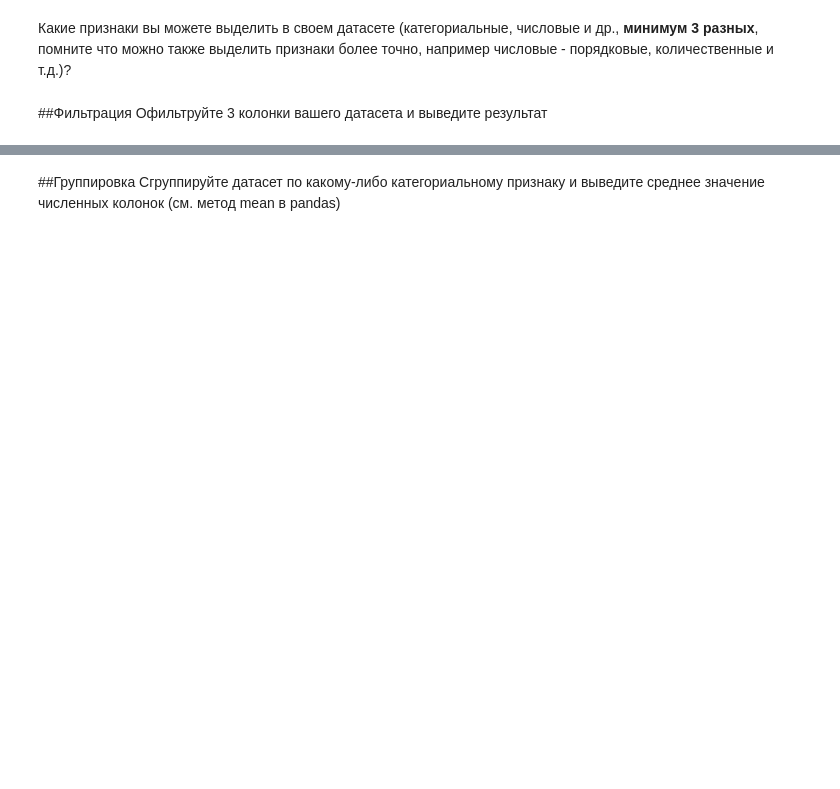
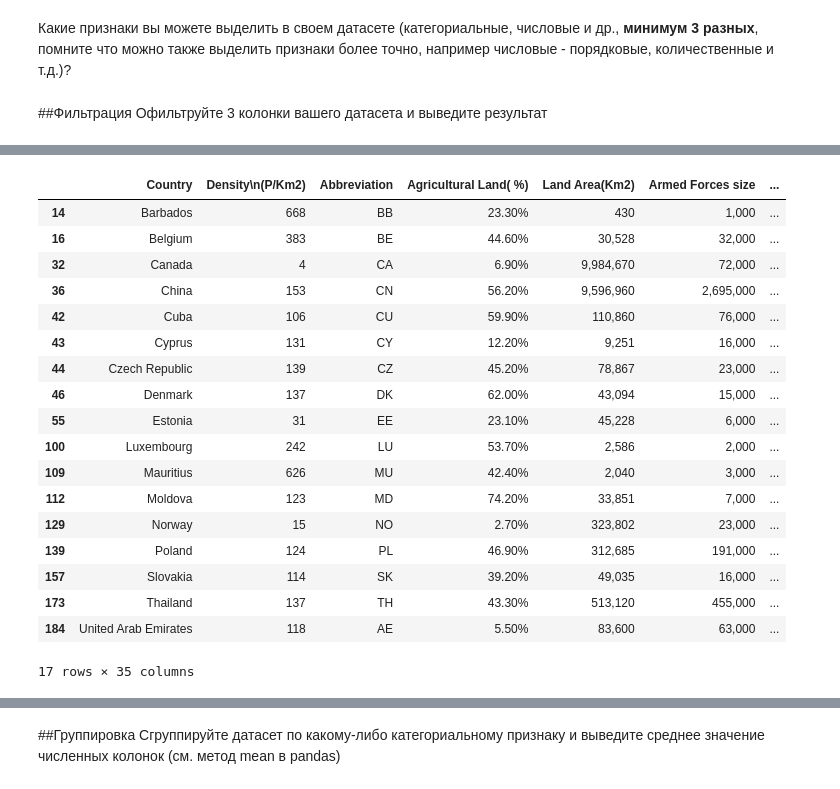
Before and after one commit to Forrward/LABbl, a Jupyter notebook: lab1/Задание_1.ipynb, the cells around one changed output, grey strips where cells are left out. Saved outputs shown, nothing was run; the diff lists cells and outputs as text; code cells hidden in the pictures; blank space fills up the shorter version.

```diff
--- a/lab1/Задание_1.ipynb
+++ b/lab1/Задание_1.ipynb
@@ -140,0 +146,13 @@ IntCastingNaNError: ignored
+# %%
+df['Birth Rate'] = df['Birth Rate'].astype('float64')
+df['Calling Code'] = df['Calling Code'].astype('float64')
+df['Fertility Rate'] = df['Fertility Rate'].astype('float64')
+df['Infant mortality'] = df['Infant mortality'].astype('float64')
+df['Life expectancy'] = df['Life expectancy'].astype('float64')
+df['Maternal mortality ratio'] = df['Maternal mortality ratio'].astype('float64')
+df['Physicians per thousand'] = df['Physicians per thousand'].astype('float64')
+df['Latitude'] = df['Latitude'].astype('float64')
+df['Longitude'] = df['Longitude'].astype('float64')
+df.info()
+#Вывести типы колонок тут
+df.dtypes
@@ -169,2 +219,25 @@ df[df['Calling Code']<200]
+# %%
+#Фильтр колонки 2
+df[(df['Birth Rate'] > 10) & (df['Birth Rate'] < 11)]
+# %% [output]
+|  | Country | Density\n(P/Km2) | Abbreviation | Agricultural Land( %) | Land Area(Km2) | Armed Forces size | ... |
+| 14 | Barbados | 668 | BB | 23.30% | 430 | 1,000 | ... |
+| 16 | Belgium | 383 | BE | 44.60% | 30,528 | 32,000 | ... |
+| 32 | Canada | 4 | CA | 6.90% | 9,984,670 | 72,000 | ... |
+| 36 | China | 153 | CN | 56.20% | 9,596,960 | 2,695,000 | ... |
+| 42 | Cuba | 106 | CU | 59.90% | 110,860 | 76,000 | ... |
+| 43 | Cyprus | 131 | CY | 12.20% | 9,251 | 16,000 | ... |
+| 44 | Czech Republic | 139 | CZ | 45.20% | 78,867 | 23,000 | ... |
+| 46 | Denmark | 137 | DK | 62.00% | 43,094 | 15,000 | ... |
+| 55 | Estonia | 31 | EE | 23.10% | 45,228 | 6,000 | ... |
+| 100 | Luxembourg | 242 | LU | 53.70% | 2,586 | 2,000 | ... |
+| 109 | Mauritius | 626 | MU | 42.40% | 2,040 | 3,000 | ... |
+| 112 | Moldova | 123 | MD | 74.20% | 33,851 | 7,000 | ... |
+| 129 | Norway | 15 | NO | 2.70% | 323,802 | 23,000 | ... |
+| 139 | Poland | 124 | PL | 46.90% | 312,685 | 191,000 | ... |
+| 157 | Slovakia | 114 | SK | 39.20% | 49,035 | 16,000 | ... |
+| 173 | Thailand | 137 | TH | 43.30% | 513,120 | 455,000 | ... |
+| 184 | United Arab Emirates | 118 | AE | 5.50% | 83,600 | 63,000 | ... |
+17 rows × 35 columns
 # %%
 #Фильтр колонки 3
```
Also changed, not shown: parts of 8 cells of this notebook.
